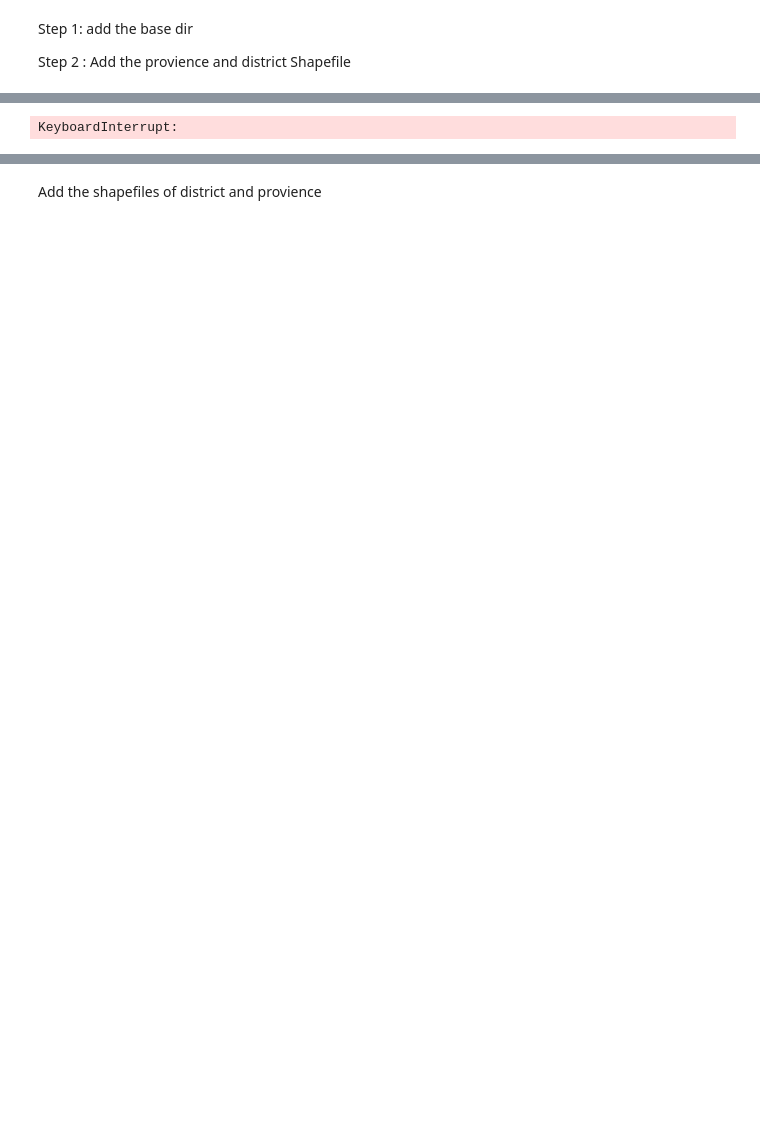
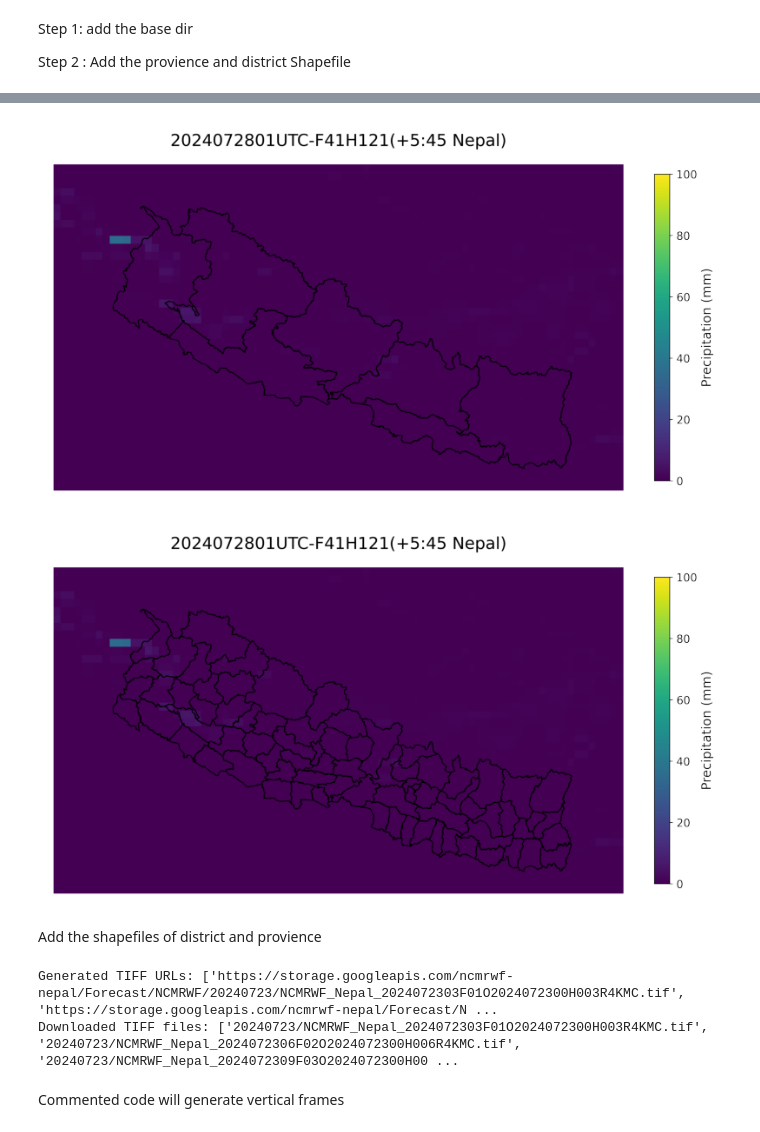
Before and after one commit to BhojRajBist/BhojRajBist, a Jupyter notebook: District_and_Provience_wise_NCRF_forecast_.ipynb, the cells around one changed output, grey strips where cells are left out. Saved outputs shown, nothing was run; the diff lists cells and outputs as text; code cells hidden in the pictures; blank space fills up the shorter version.

```diff
--- a/District_and_Provience_wise_NCRF_forecast_.ipynb
+++ b/District_and_Provience_wise_NCRF_forecast_.ipynb
@@ -22,7 +22,7 @@ from shapely.geometry import box
 from matplotlib.animation import FuncAnimation
 
 # Set root_dir to a fixed value
-root_dir = "20240724"
+root_dir = "20240723"
 
 # Create the frames directory
 frames_dir = os.path.join(root_dir, "FRAMES")
@@ -188 +187,0 @@ Generated TIFF URLs: ['https://storage.googleapis.com/ncmrwf-nepal/Forecast/NCMR
-KeyboardInterrupt:
@@ -189,2 +189,4 @@ KeyboardInterrupt:
+[figure, added]
+[figure, added]
 # %% [markdown]
 Add the shapefiles of district and provience
@@ -312,0 +193,64 @@ for duration in durations:
+# %%
+import requests
+import os
+
+# Set root_dir to a fixed value
+root_dir = "20240723"
+
+# Define the base URI
+uri_base = f"https://storage.googleapis.com/ncmrwf-nepal/Forecast/NCMRWF/{root_dir}/"
+
+# Define the forecast origin date
+forecast_origin_date = datetime.strptime(root_dir, "%Y%m%d")
+
+# Function to pad numbers
+def pad2(num):
+    return str(num).zfill(2)
+
+def pad3(num):
+    return str(num).zfill(3)
+
+# Generate the list of URIs
+tiff_urls = []
+for i in range(1, 42):
+    if i <= 25:
+        time_step_hours = i * 3
+        file_suffix = 'R4KMC.tif'
+    else:
+        time_step_hours = i * 3 - 2
+        file_suffix = 'R12.5KMC.tif'
+
+    time_step_str = pad3(time_step_hours)
+    forecast_hour_index = pad2(i)
+    forecast_time = forecast_origin_date + timedelta(hours=time_step_hours)
+    forecast_time_str = forecast_time.strftime('%Y%m%d%H')
+
+    uri = f"{uri_base}NCMRWF_Nepal_{forecast_time_str}F{forecast_hour_index}O{root_dir}00H{time_step_str}{file_suffix}"
+    tiff_urls.append(uri)
+
+print("Generated TIFF URLs:", tiff_urls)
+
+# Function to download and save TIFF files
+def download_tiff_files(urls, download_dir):
+    tiff_files = []
+    for url in urls:
+        filename = os.path.join(download_dir, os.path.basename(url))
+        response = requests.get(url, stream=True)
+        if response.status_code == 200:
+            with open(filename, 'wb') as f:
+                for chunk in response.iter_content(chunk_size=8192):
+                    f.write(chunk)
+            tiff_files.append(filename)
+        else:
+            print(f"Failed to download {url}")
+    return tiff_files
+
+# Create directory and download TIFF files
+os.makedirs(root_dir, exist_ok=True)
+tiff_files = download_tiff_files(tiff_urls, root_dir)
+print("Downloaded TIFF files:", tiff_files)
+# %% [output]
+Generated TIFF URLs: ['https://storage.googleapis.com/ncmrwf-nepal/Forecast/NCMRWF/20240723/NCMRWF_Nepal_2024072303F01O2024072300H003R4KMC.tif', 'https://storage.googleapis.com/ncmrwf-nepal/Forecast/N ...
+Downloaded TIFF files: ['20240723/NCMRWF_Nepal_2024072303F01O2024072300H003R4KMC.tif', '20240723/NCMRWF_Nepal_2024072306F02O2024072300H006R4KMC.tif', '20240723/NCMRWF_Nepal_2024072309F03O2024072300H00 ...
+# %% [markdown]
+Commented code will generate vertical frames
```
Also changed, not shown: parts of 3 cells of this notebook.
